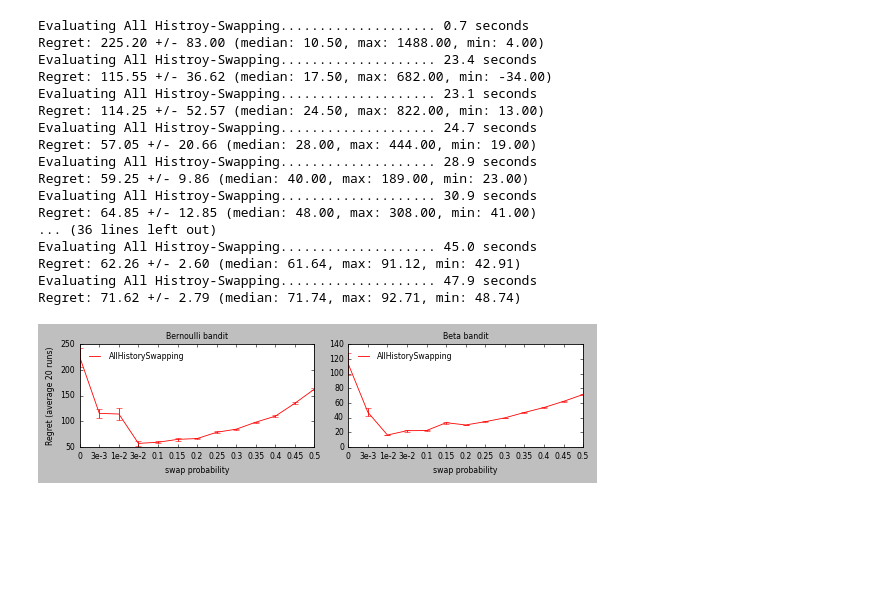
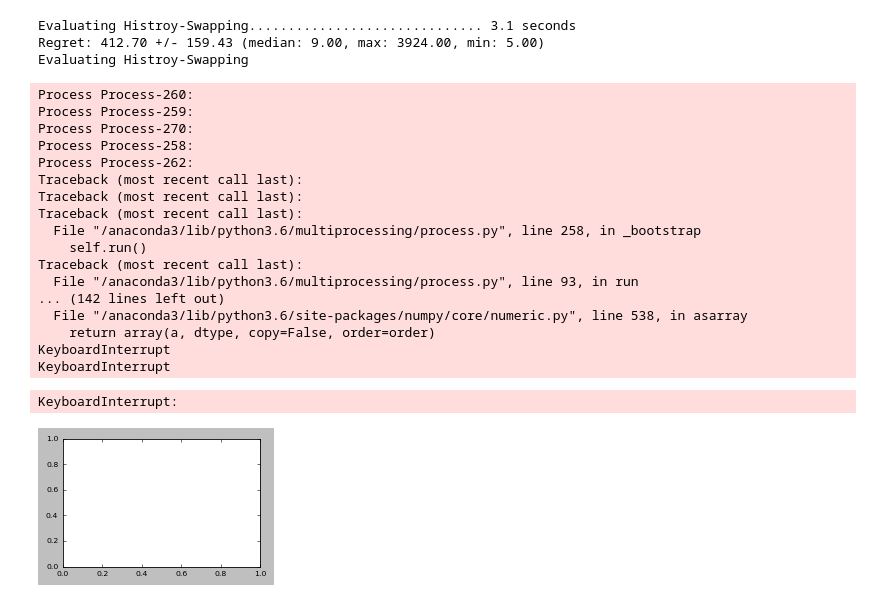
Before and after one commit to MyTHWN/Bandit-Randomization-Algorithms, a Jupyter notebook: notebooks/HSE_parallel_tune.ipynb, the cells around one changed output. Cells and saved outputs as stored; diff of their text form; code cells hidden in the pictures; blank space fills up the shorter version.

```diff
--- a/notebooks/HSE_parallel_tune.ipynb
+++ b/notebooks/HSE_parallel_tune.ipynb
@@ -50,13 +50,13 @@ swap_probs_labels = ['0', '3e-3', '1e-2', '3e-2', '0.1', '0.15', '0.2', '0.25',
                      '0.3', '0.35', '0.4', '0.45', '0.5']
 
 x_axis = np.arange(len(swap_probs))
-num_runs = 20
+num_runs = 30
 n = 10000
 K = 10
 
 plt.figure(figsize=(7, 2))
-algs = ['AllHistorySwapping']#, 'FreshHistorySwapping']
-colors = {'AllHistorySwapping':'red'}#, 'FreshHistorySwapping':'blue'}
+algs = ['HistorySwapping']
+colors = {'HistorySwapping':'red'}
 
 for fig in range(2):
   env = []
@@ -65,60 +65,65 @@ for fig in range(2):
     if fig == 0:
       env.append(BerBandit(mu))
     else:
       env.append(BetaBandit(mu))
 
   plt.subplot(1, 2, fig + 1)
   #plt.subplot(1, 1, 1)
 
   for alg in algs:
-    alg_class = globals()[alg]
-    regret_means = []
-    regret_vars = []
-    for swap_prob in swap_probs:
-        regret, _ = evaluate_parallel(alg_class, {"swap_prob": swap_prob},
-                                      env, n, num_process=14)
-        cum_regret = regret.sum(axis=0)
-        regret_means.append(cum_regret.mean())
-        regret_vars.append(cum_regret.std()/num_runs)
+    for sample_method in ['random', 'ceil']:
+        alg_class = globals()[alg]
+        regret_means = []
+        regret_vars = []
+        for swap_prob in swap_probs:
+            regret, _ = evaluate_parallel(alg_class, {"swap_prob": swap_prob,
+                        "sample_method": sample_method}, env, n, num_process=14)
+            cum_regret = regret.sum(axis=0)
+            regret_means.append(cum_regret.mean())
+            regret_vars.append(cum_regret.std()/num_runs)
 
-    plt.plot(x_axis, regret_means, colors[alg], dashes=linestyle2dashes('-'), label=alg)
-    plt.errorbar(x_axis, regret_means, regret_vars, fmt="none", ecolor=colors[alg])
-    plt.xticks(x_axis, swap_probs_labels)
+        plt.plot(x_axis, regret_means, dashes=linestyle2dashes('-'), label=alg+':'+sample_method)
+        plt.errorbar(x_axis, regret_means, regret_vars, fmt="none")#, ecolor=colors[alg])
+        plt.xticks(x_axis, swap_probs_labels)
 
   if fig == 0:
     plt.title("Bernoulli bandit")
   else:
     plt.title("Beta bandit")
 
   plt.xlabel("swap probability")
   if not fig:
     plt.ylabel("Regret (average {} runs)".format(num_runs))
 
   if fig <= 1:
     plt.legend(loc="upper left", frameon=False)
 
 plt.tight_layout()
 now = datetime.datetime.now()
 with open("../results/HS_vs_SwapProb_{}_{}_{}_{}.jpeg" \
           .format(now.month, now.day, now.hour, now.minute), "wb") as f:
   plt.savefig(f, format="jpeg", dpi=1200, bbox_inches=0)
 plt.show()
 # %% [output]
-Evaluating All Histroy-Swapping.................... 0.7 seconds
-Regret: 225.20 +/- 83.00 (median: 10.50, max: 1488.00, min: 4.00)
-Evaluating All Histroy-Swapping.................... 23.4 seconds
-Regret: 115.55 +/- 36.62 (median: 17.50, max: 682.00, min: -34.00)
-Evaluating All Histroy-Swapping.................... 23.1 seconds
-Regret: 114.25 +/- 52.57 (median: 24.50, max: 822.00, min: 13.00)
-Evaluating All Histroy-Swapping.................... 24.7 seconds
-Regret: 57.05 +/- 20.66 (median: 28.00, max: 444.00, min: 19.00)
-Evaluating All Histroy-Swapping.................... 28.9 seconds
-Regret: 59.25 +/- 9.86 (median: 40.00, max: 189.00, min: 23.00)
-Evaluating All Histroy-Swapping.................... 30.9 seconds
-Regret: 64.85 +/- 12.85 (median: 48.00, max: 308.00, min: 41.00)
-... (36 lines left out)
-Evaluating All Histroy-Swapping.................... 45.0 seconds
-Regret: 62.26 +/- 2.60 (median: 61.64, max: 91.12, min: 42.91)
-Evaluating All Histroy-Swapping.................... 47.9 seconds
-Regret: 71.62 +/- 2.79 (median: 71.74, max: 92.71, min: 48.74)
+Evaluating Histroy-Swapping.............................. 3.1 seconds
+Regret: 412.70 +/- 159.43 (median: 9.00, max: 3924.00, min: 5.00)
+Evaluating Histroy-Swapping
+Process Process-260:
+Process Process-259:
+Process Process-270:
+Process Process-258:
+Process Process-262:
+Traceback (most recent call last):
+Traceback (most recent call last):
+Traceback (most recent call last):
+  File "/anaconda3/lib/python3.6/multiprocessing/process.py", line 258, in _bootstrap
+    self.run()
+Traceback (most recent call last):
+  File "/anaconda3/lib/python3.6/multiprocessing/process.py", line 93, in run
+... (142 lines left out)
+  File "/anaconda3/lib/python3.6/site-packages/numpy/core/numeric.py", line 538, in asarray
+    return array(a, dtype, copy=False, order=order)
+KeyboardInterrupt
+KeyboardInterrupt
+KeyboardInterrupt:
-[figure, old version]
+[figure, new version]
```
Also changed, not shown: parts of 1 cell of this notebook, 2 other files.
